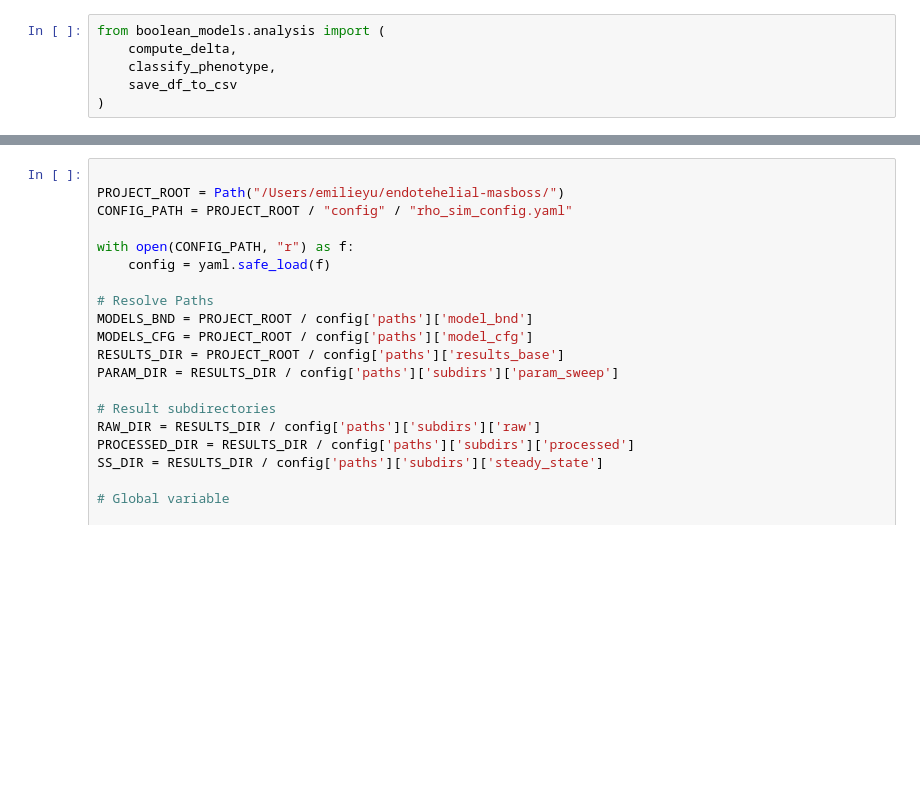
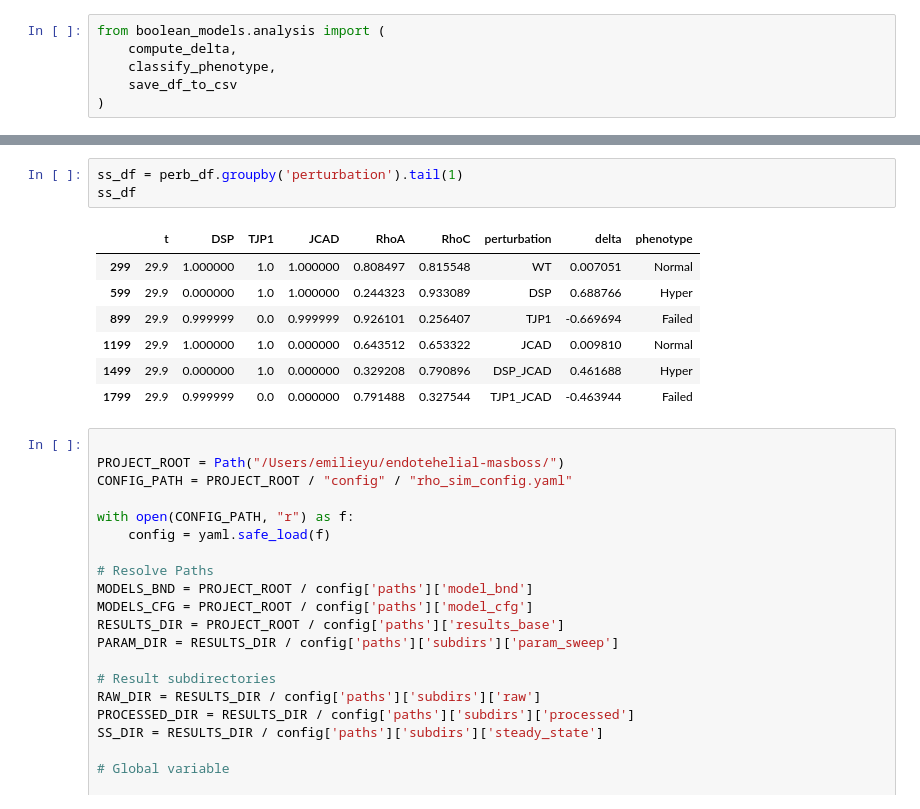
Before and after one commit to emilieyuu/endotehelial-masboss, a Jupyter notebook: notebooks/04_refactor_explore.ipynb, the cells around one changed output, grey strips where cells are left out. Drawn from its saved outputs; the diff is of its cells as text; blank space fills up the shorter version.

```diff
--- a/notebooks/04_refactor_explore.ipynb
+++ b/notebooks/04_refactor_explore.ipynb
@@ -19,3 +49,14 @@ from boolean_models.analysis import (
+# %%
+ss_df = perb_df.groupby('perturbation').tail(1)
+ss_df
+# %% [output]
+|  | t | DSP | TJP1 | JCAD | RhoA | RhoC | perturbation | delta | phenotype |
+| 299 | 29.9 | 1.000000 | 1.0 | 1.000000 | 0.808497 | 0.815548 | WT | 0.007051 | Normal |
+| 599 | 29.9 | 0.000000 | 1.0 | 1.000000 | 0.244323 | 0.933089 | DSP | 0.688766 | Hyper |
+| 899 | 29.9 | 0.999999 | 0.0 | 0.999999 | 0.926101 | 0.256407 | TJP1 | -0.669694 | Failed |
+| 1199 | 29.9 | 1.000000 | 1.0 | 0.000000 | 0.643512 | 0.653322 | JCAD | 0.009810 | Normal |
+| 1499 | 29.9 | 0.000000 | 1.0 | 0.000000 | 0.329208 | 0.790896 | DSP_JCAD | 0.461688 | Hyper |
+| 1799 | 29.9 | 0.999999 | 0.0 | 0.000000 | 0.791488 | 0.327544 | TJP1_JCAD | -0.463944 | Failed |
 # %%
 
 PROJECT_ROOT = Path("/Users/emilieyu/endotehelial-masboss/")
```
Also changed, not shown: parts of 10 cells of this notebook, 8 other files.
